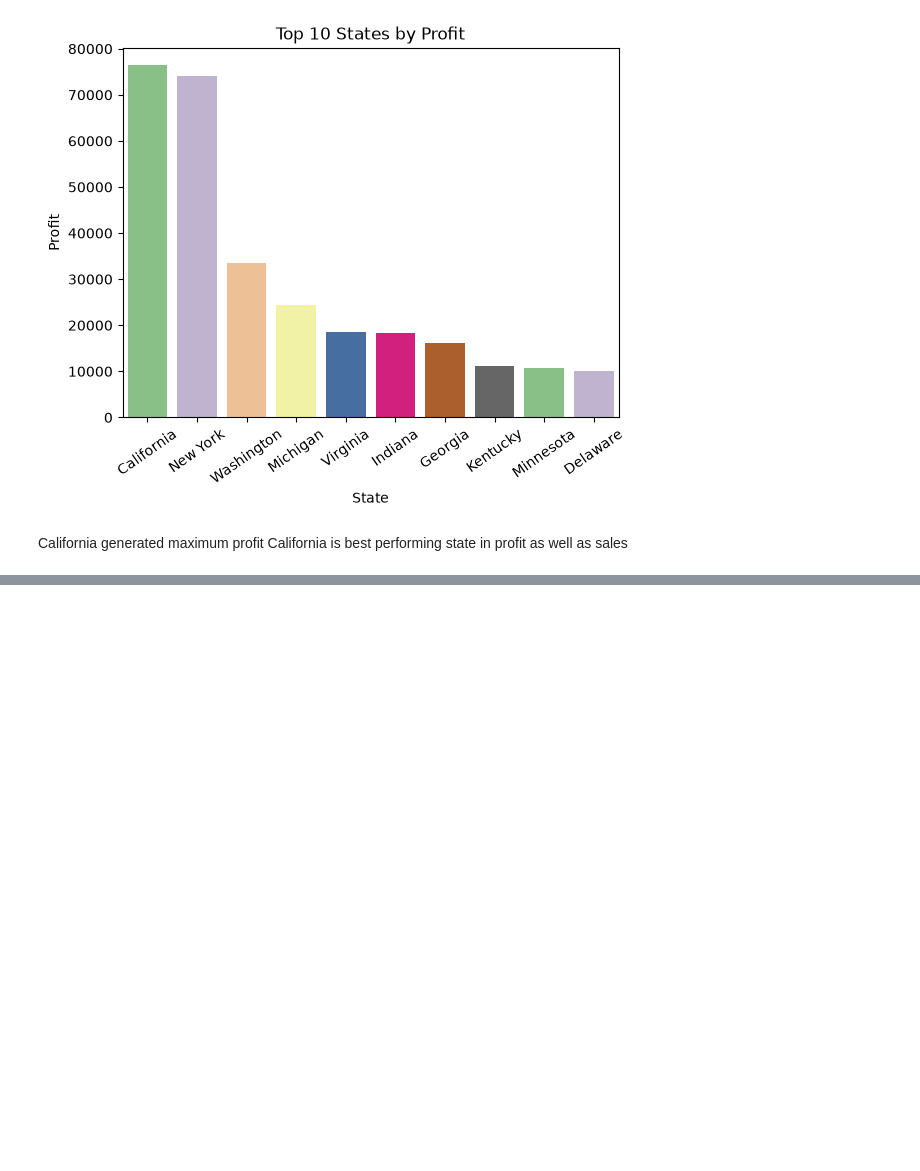
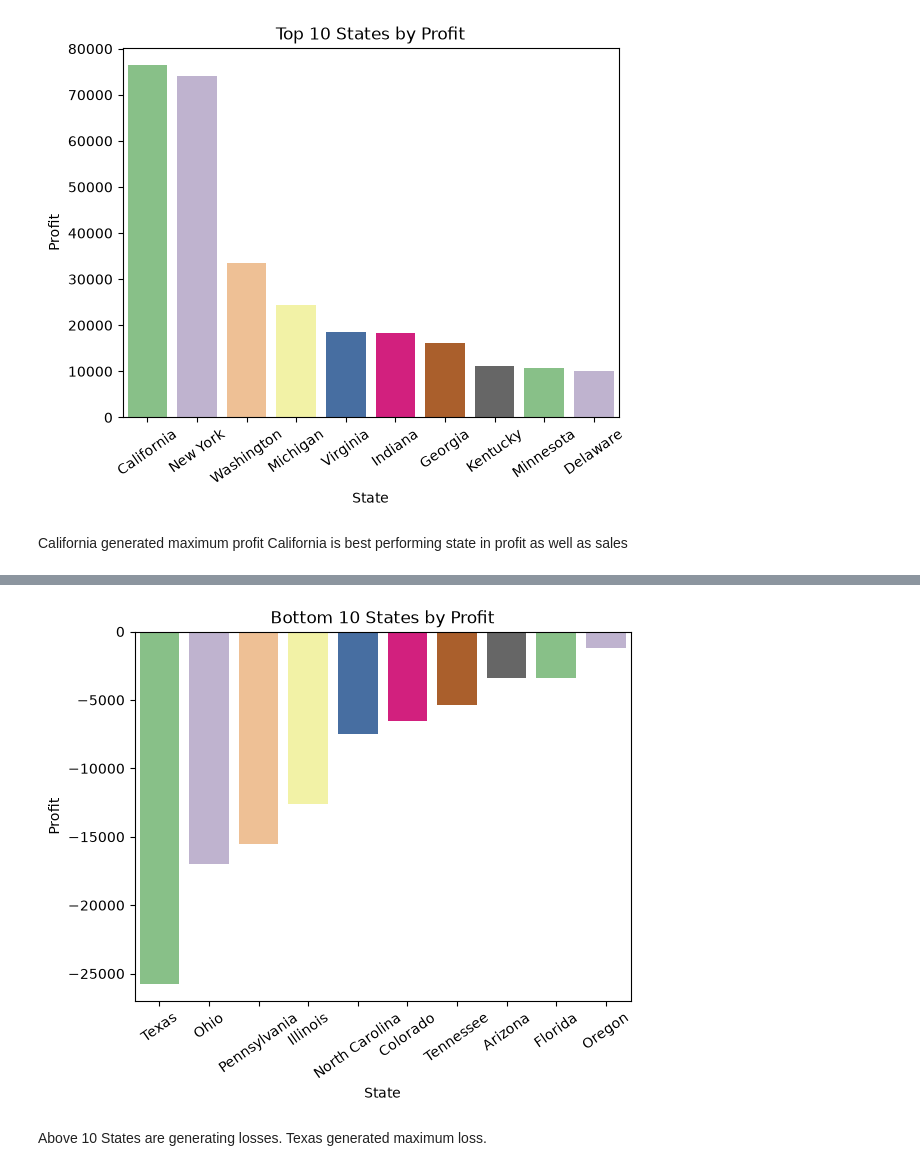
Before and after one commit to vaishnaviniwalkar/Superstore_Sales_Analysis, a Jupyter notebook: notebook/analysis.ipynb, the cells around one changed output, grey strips where cells are left out. Saved outputs shown, nothing was run; the diff lists cells and outputs as text; code cells hidden in the pictures; blank space fills up the shorter version.

```diff
--- a/notebook/analysis.ipynb
+++ b/notebook/analysis.ipynb
@@ -287,3 +287,6 @@ plt.show()
 # %% [markdown]
 California generated maximum profit
 California is best performing state in profit as well as sales
+# %%
+bottom_profit_state = df.groupby('State')['Profit'].sum().sort_values().head(10)
+bottom_profit_state
@@ -289,0 +306,10 @@ California is best performing state in profit as well as sales
+# %%
+sns.barplot(x='State', y="Profit", data=bottom_profit_state.reset_index(), hue='State', palette='Accent')
+plt.xticks(rotation=35)
+plt.title('Bottom 10 States by Profit')
+plt.show()
+# %% [output]
+[figure, added]
+# %% [markdown]
+Above 10 States are generating losses.
+Texas generated maximum loss.
```
Also changed, not shown: parts of 4 cells of this notebook.
